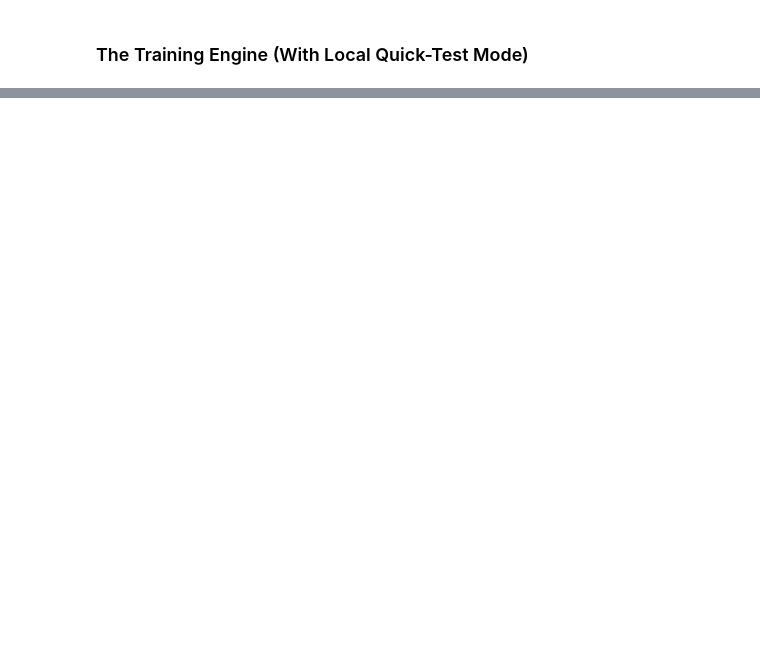
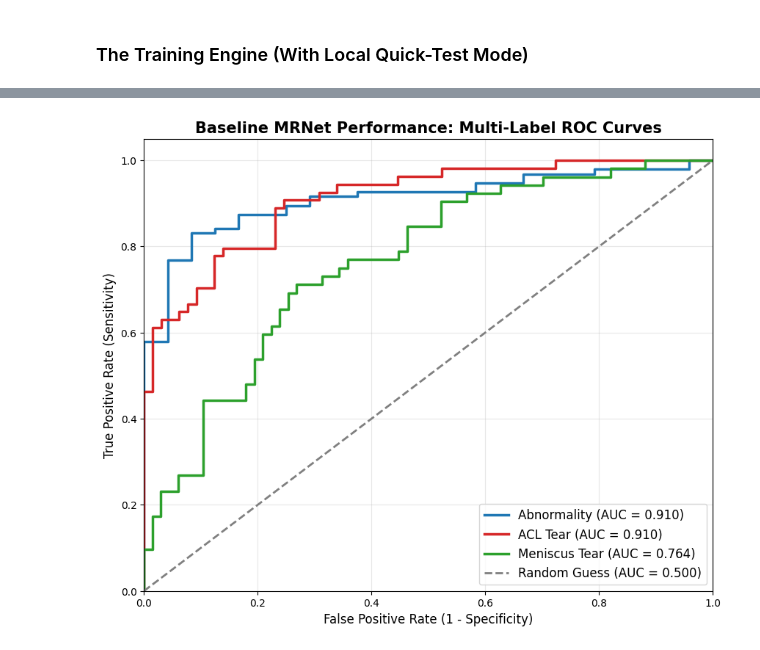
Before and after one commit to AbdulAlbaqami/Knee_Injuries_Classification_Model_MRI_Images, a Jupyter notebook: MRNet_Classifier.ipynb, the cells around one changed output, grey strips where cells are left out. Drawn from its saved outputs; the diff is of its cells as text; code cells hidden in the pictures; blank space fills up the shorter version.

Commit message:
feat: complete Tier 1 baseline training, checkpointing, and ROC evaluation

```diff
--- a/MRNet_Classifier.ipynb
+++ b/MRNet_Classifier.ipynb
@@ -246,0 +210,19 @@ Data pipeline initialized and ready.
+# %%
+import torch
+import torch.nn as nn
+from torchvision import models
+import torch.optim as optim
+from sklearn.metrics import roc_auc_score
+import numpy as np
+
+# Hardware Selection
+device = torch.device("cuda" if torch.cuda.is_available() else "cpu")
+print(f"Active compute device: {device}")
+
+# Map the exact paths created by your extraction and Git clone scripts
+CLOUD_DATA_ROOT = '/content/mrnet_images'
+CLOUD_LABEL_PATH = '/content/CNN_ClassModeling/unified_labels.csv'
+
+# Initialize the factory
+train_loader, valid_loader = ld.get_data_loaders(CLOUD_DATA_ROOT, CLOUD_LABEL_PATH, view='sagittal', batch_size=1)
+print("Data pipeline linked and ready.")
@@ -441,0 +429,70 @@ Starting Training Engine. Quick Test Mode: True
+# %%
+import matplotlib.pyplot as plt
+from sklearn.metrics import roc_curve, auc
+import numpy as np
+import torch
+
+def evaluate_and_plot_roc(model, data_loader, device, model_path):
+    print("Loading best model weights for evaluation...")
+    model.load_state_dict(torch.load(model_path, map_location=device, weights_only=True))
+    model.eval()
+
+    all_preds = []
+    all_labels = []
+
+    print("Running inference on validation set...")
+    with torch.no_grad():
+        for volumes, labels in data_loader:
+            volumes = volumes.to(device)
+            # Forward pass
+            logits = model(volumes)
+            # Convert to probabilities
+            probs = torch.sigmoid(logits)
+
+            all_preds.append(probs.cpu().numpy())
+            all_labels.append(labels.numpy())
+
+    # Stack into numpy arrays
+    all_preds = np.vstack(all_preds)
+    all_labels = np.vstack(all_labels)
+
+    # --- PLOTTING THE ROC CURVES ---
+    conditions = ['Abnormality', 'ACL Tear', 'Meniscus Tear']
+    colors = ['#1f77b4', '#d62728', '#2ca02c'] # Professional Blue, Red, Green
+
+    plt.figure(figsize=(10, 8))
+
+    # Calculate and plot the curve for each of the 3 conditions
+    for i in range(3):
+        # roc_curve calculates the exact False Positive and True Positive rates
+        fpr, tpr, _ = roc_curve(all_labels[:, i], all_preds[:, i])
+
+        # Calculate the Area Under the Curve (AUC)
+        roc_auc = auc(fpr, tpr)
+
+        # Plot the line
+        plt.plot(fpr, tpr, color=colors[i], lw=2.5,
+                 label=f'{conditions[i]} (AUC = {roc_auc:.3f})')
+
+    # Plot the random guess baseline (a 50/50 coin flip)
+    plt.plot([0, 1], [0, 1], color='gray', lw=2, linestyle='--', label='Random Guess (AUC = 0.500)')
+
+    # Graph Formatting
+    plt.xlim([0.0, 1.0])
+    plt.ylim([0.0, 1.05])
+    plt.xlabel('False Positive Rate (1 - Specificity)', fontsize=12)
+    plt.ylabel('True Positive Rate (Sensitivity)', fontsize=12)
+    plt.title('Baseline MRNet Performance: Multi-Label ROC Curves', fontsize=15, fontweight='bold')
+    plt.legend(loc="lower right", fontsize=12)
+    plt.grid(alpha=0.3)
+
+    plt.show()
+
+# Execute the function
+evaluate_and_plot_roc(
+    model=model,
+    data_loader=valid_loader,
+    device=device,
+    model_path='/content/CNN_ClassModeling/mrnet_baseline_best.pth'
+)
+# %% [output]
@@ -441,0 +501 @@ Starting Training Engine. Quick Test Mode: True
+[figure, added]
```
Also changed, not shown: parts of 11 cells of this notebook, 1 other file.
